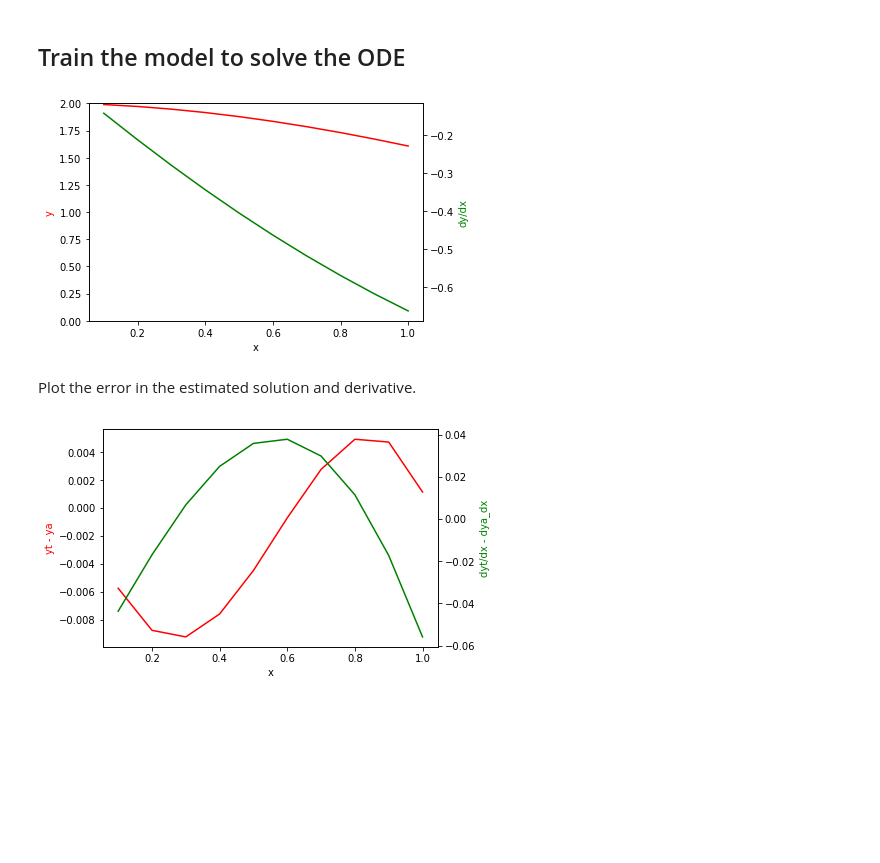
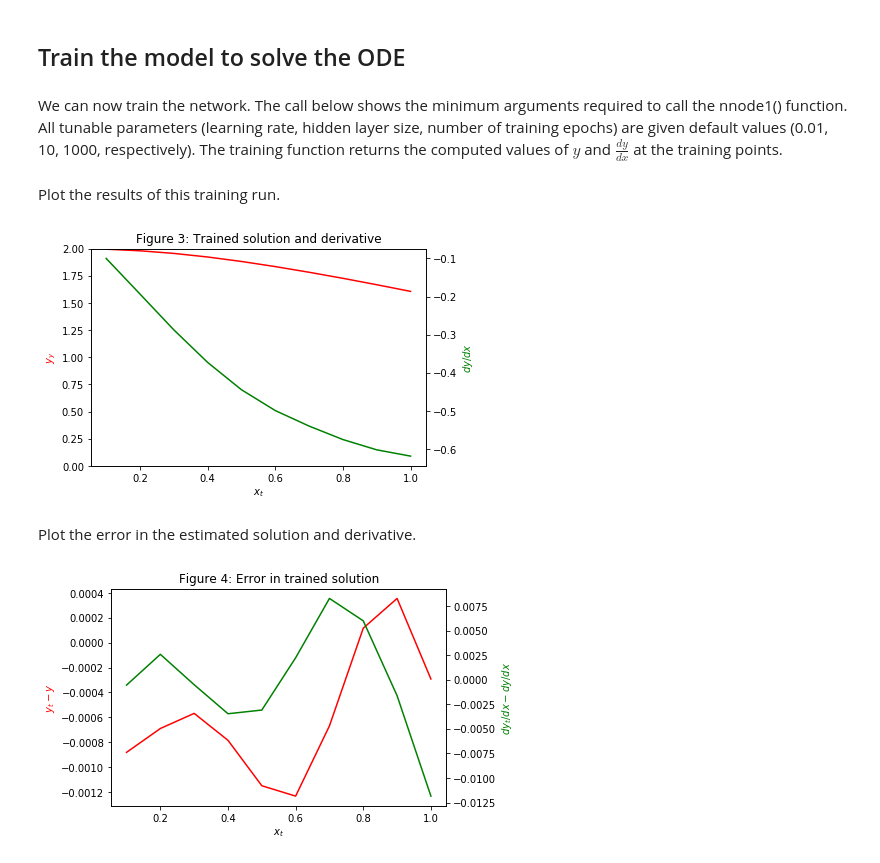
Before and after one commit to elwinter/nnode, a Jupyter notebook: nnode1.ipynb, the cells around one changed output. Saved outputs shown, nothing was run; the diff lists cells and outputs as text; code cells hidden in the pictures; blank space fills up the shorter version.

```diff
--- a/nnode1.ipynb
+++ b/nnode1.ipynb
@@ -63,6 +341,6 @@ ymax = None
 # %%
-ntrain = 10
-dx = (xmax - xmin) / ntrain
-x = np.arange(xmin, xmax, dx) + dx
+nt = 10
+dx = (xmax - xmin) / nt
+xt = np.arange(xmin, xmax, dx) + dx
 # %% [markdown]
 ## Train the model to solve the ODE
@@ -72,35 +347,38 @@ x = np.arange(xmin, xmax, dx) + dx
+# %% [markdown]
+We can now train the network. The call below shows the minimum arguments required to call the nnode1() function. All tunable parameters (learning rate, hidden layer size, number of training epochs) are given default values (0.01, 10, 1000, respectively). The training function returns the computed values of $y$ and $\frac {dy}{dx}$ at the training points.
+# %%
+from nnode1 import nnode1
+A = ya(xmin)
+(yt, dyt_dx) = nnode1(xt, F, dF_dy, d2F_dy2, A)
+# %% [markdown]
+Plot the results of this training run.
 # %%
 (fig, ax1) = plt.subplots()
-ax1.plot(x, yt, color = 'r')
-ax1.set_xlabel('x')
-ax1.set_ylabel('y', color = 'r')
+ax1.plot(xt, yt, color = 'r')
+ax1.set_xlabel('$x_t$')
+ax1.set_ylabel('$y_y$', color = 'r')
 plt.ylim((0, 2))
 ax2 = ax1.twinx()
-ax2.plot(x, dyt_dx, color = 'g')
-ax2.set_ylabel('dy/dx', color = 'g');
+ax2.plot(xt, dyt_dx, color = 'g')
+ax2.set_ylabel('$dy/dx$', color = 'g');
+plt.title("Figure 3: Trained solution and derivative");
 # %% [output]
-[figure, old version]
+[figure, new version]
 # %% [markdown]
 Plot the error in the estimated solution and derivative.
 # %%
-xamin = 0
-xamax = 1
-nanal = 10
-dxa = (xamax - xamin) / nanal
-xa = np.arange(xamin, xamax, dxa) + dxa
-ya = np.zeros(nanal)
-dya_dx = np.zeros(nanal)
-for i in range(nanal):
-    ya[i] = yanal(xa[i])
-    dya_dx[i] = F(xa[i], ya[i])
-
+y = np.zeros(nt)
+dy_dx = np.zeros(nt)
+for i in range(nt):
+    y[i] = ya(xt[i])
+    dy_dx[i] = dya_dx(xt[i])
 (fig, ax1) = plt.subplots()
-ax1.plot(x, yt - ya, color = 'r')
-ax1.set_xlabel('x')
-ax1.set_ylabel('yt - ya', color = 'r')
-#plt.ylim((0, 2))
+ax1.plot(xt, yt - y, color = 'r')
+ax1.set_xlabel('$x_t$')
+ax1.set_ylabel('$y_t - y$', color = 'r')
 ax2 = ax1.twinx()
-ax2.plot(x, dyt_dx - dya_dx, color = 'g')
-ax2.set_ylabel('dyt/dx - dya_dx', color = 'g');
+ax2.plot(xt, dyt_dx - dy_dx, color = 'g')
+ax2.set_ylabel('$dy_t/dx - dy/dx$', color = 'g');
+plt.title("Figure 4: Error in trained solution");
 # %% [output]
-[figure, old version]
+[figure, new version]
```
Also changed, not shown: parts of 104 cells of this notebook, 3 other files.
